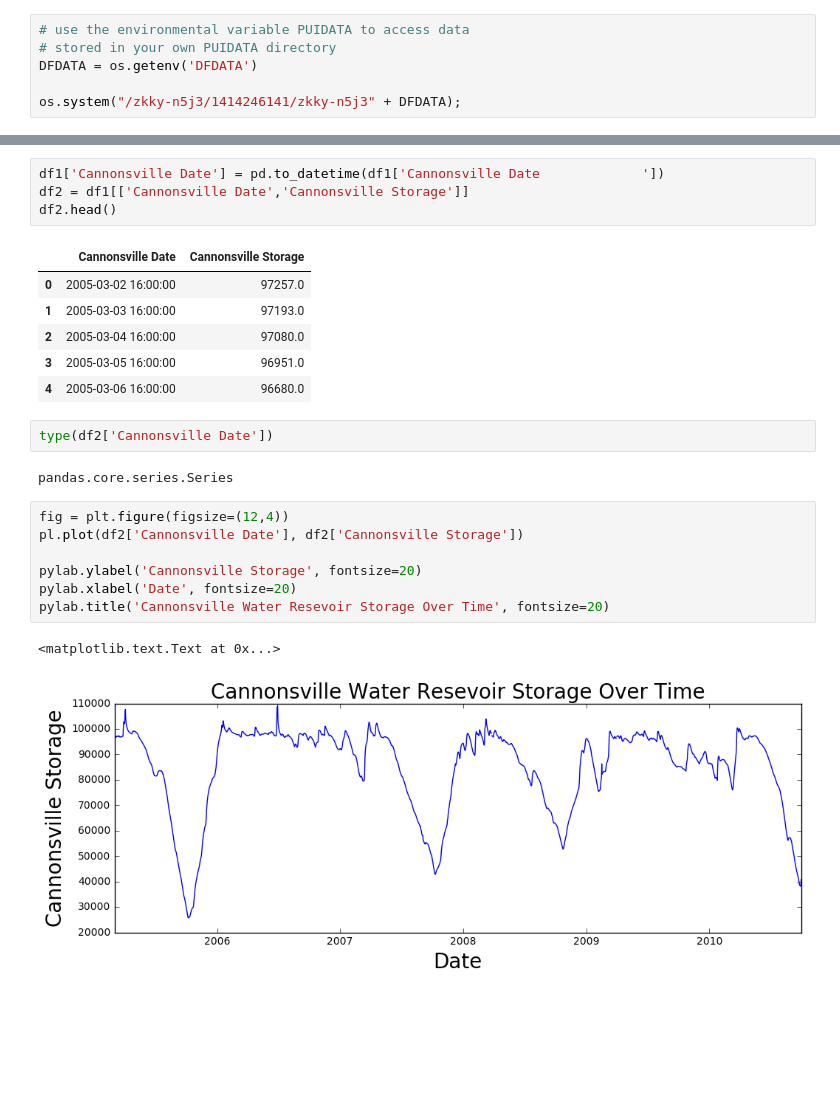
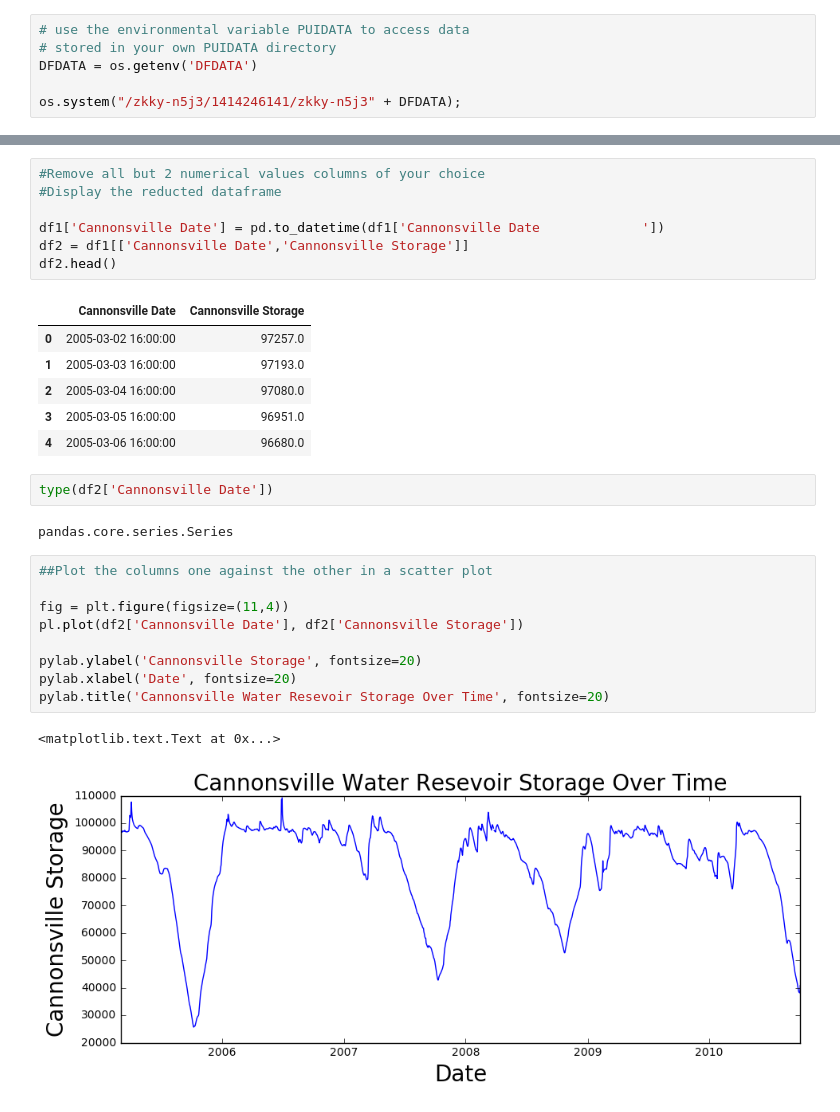
Before and after one commit to baolingz/PUI2017_bz882, a Jupyter notebook: HW2_bz882/HW2_ExtraCredit.ipynb, the cells around one changed output, grey strips where cells are left out. Saved outputs shown, nothing was run; the diff lists cells and outputs as text; blank space fills up the shorter version.

```diff
--- a/HW2_bz882/HW2_ExtraCredit.ipynb
+++ b/HW2_bz882/HW2_ExtraCredit.ipynb
@@ -36,4 +44,7 @@ df1.head()
 # %%
+#Remove all but 2 numerical values columns of your choice
+#Display the reducted dataframe
+
 df1['Cannonsville Date'] = pd.to_datetime(df1['Cannonsville Date             '])
 df2 = df1[['Cannonsville Date','Cannonsville Storage']]
 df2.head()
@@ -49,12 +60,14 @@ type(df2['Cannonsville Date'])
 # %% [output]
 pandas.core.series.Series
 # %%
-fig = plt.figure(figsize=(12,4))
+##Plot the columns one against the other in a scatter plot
+
+fig = plt.figure(figsize=(11,4))
 pl.plot(df2['Cannonsville Date'], df2['Cannonsville Storage'])
 
 pylab.ylabel('Cannonsville Storage', fontsize=20)
 pylab.xlabel('Date', fontsize=20)
 pylab.title('Cannonsville Water Resevoir Storage Over Time', fontsize=20)
 # %% [output]
 <matplotlib.text.Text at 0x...>
-[figure, old version]
+[figure, new version]
```
Also changed, not shown: parts of 5 cells of this notebook, 4 other files.
